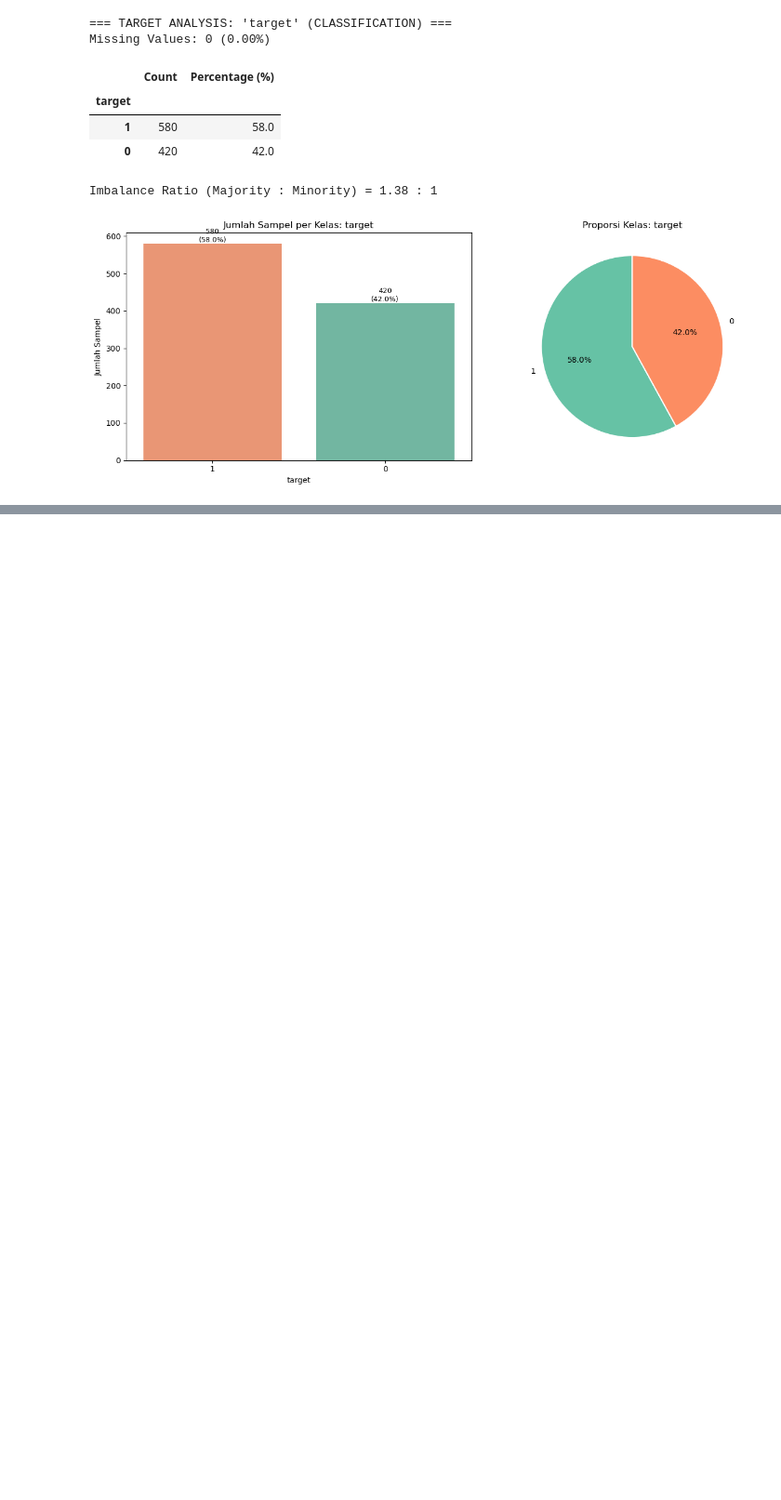
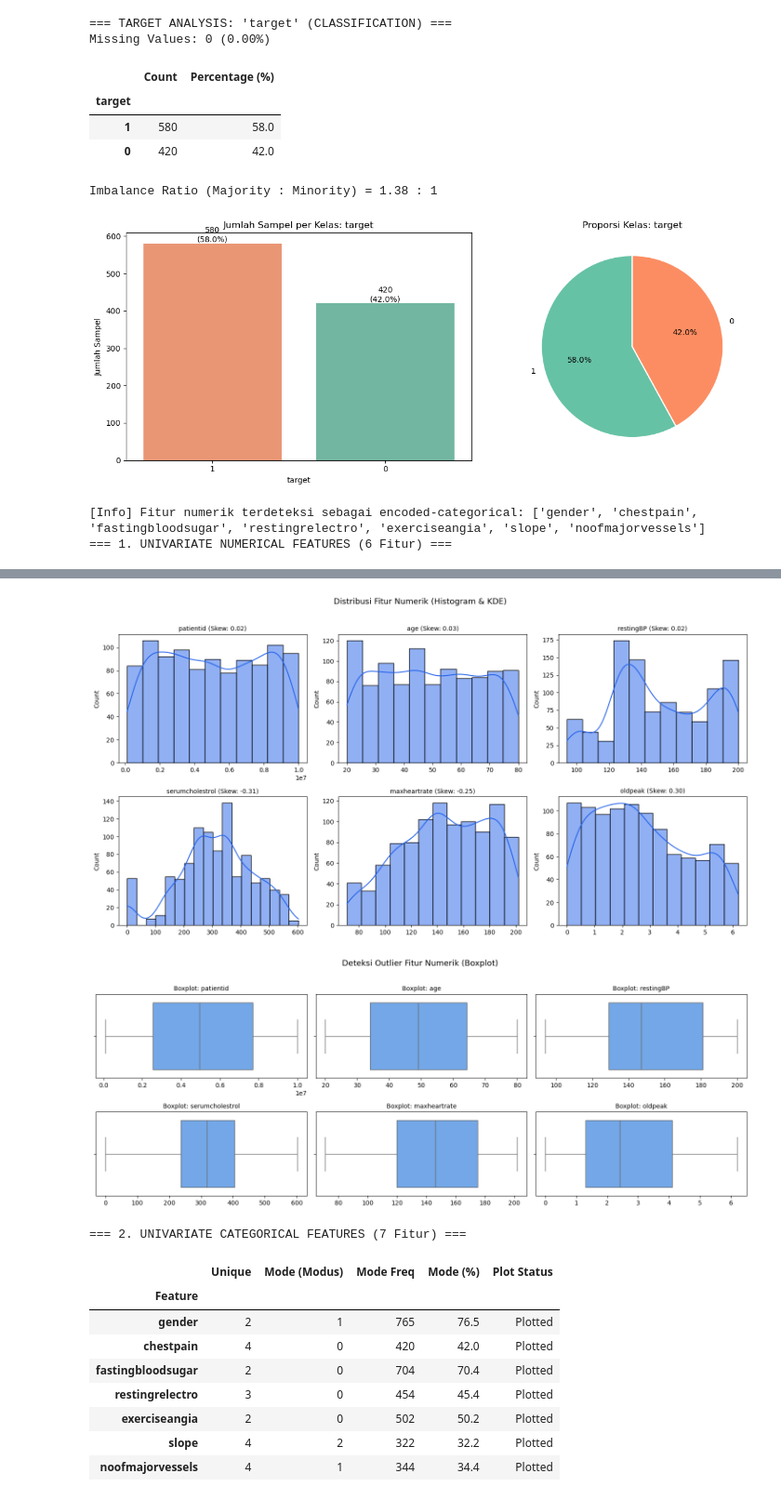
Before and after one commit to HafidzAfrieno/Artificial_Intelligence_Laboratory, a Jupyter notebook: projects/machine-learning/heart-disease-risk-classification/model/notebooks/01_exploratory_data_analysis.ipynb, the cells around one changed output, grey strips where cells are left out. Shown at 93% size. Saved outputs shown, nothing was run; the diff lists cells and outputs as text; code cells hidden in the pictures; blank space fills up the shorter version.

```diff
--- a/projects/machine-learning/heart-disease-risk-classification/model/notebooks/01_exploratory_data_analysis.ipynb
+++ b/projects/machine-learning/heart-disease-risk-classification/model/notebooks/01_exploratory_data_analysis.ipynb
@@ -10,6 +6,11 @@ from src.exploratory_data_analysis import load_data,data_understanding,target_an
 ## **1.1. Data Loading**
 # %%
 path = "../data/raw/Cardiovascular_Disease_Dataset.csv"
+target = "target"
+
+# path = "../data/raw/dataset_regresi_dummy_110.csv"
+# target = "harga_rumah_juta"
+
 df = load_data(file_path=path)
 df.head()
 # %% [output]
@@ -78,3 +79,8 @@ Missing Values: 0 (0.00%)
 | 0 | 420 | 42.0 |
 Imbalance Ratio (Majority : Minority) = 1.38 : 1
 [figure]
+# %%
+univariate_analysis(df,exclude_cols=[target])
+# %% [output]
+[Info] Fitur numerik terdeteksi sebagai encoded-categorical: ['gender', 'chestpain', 'fastingbloodsugar', 'restingrelectro', 'exerciseangia', 'slope', 'noofmajorvessels']
+=== 1. UNIVARIATE NUMERICAL FEATURES (6 Fitur) ===
@@ -80,0 +95,12 @@ Imbalance Ratio (Majority : Minority) = 1.38 : 1
+[figure, added]
+[figure, added]
+=== 2. UNIVARIATE CATEGORICAL FEATURES (7 Fitur) ===
+|  | Unique | Mode (Modus) | Mode Freq | Mode (%) | Plot Status |
+| Feature |  |  |  |  |  |
+| gender | 2 | 1 | 765 | 76.5 | Plotted |
+| chestpain | 4 | 0 | 420 | 42.0 | Plotted |
+| fastingbloodsugar | 2 | 0 | 704 | 70.4 | Plotted |
+| restingrelectro | 3 | 0 | 454 | 45.4 | Plotted |
+| exerciseangia | 2 | 0 | 502 | 50.2 | Plotted |
+| slope | 4 | 2 | 322 | 32.2 | Plotted |
+| noofmajorvessels | 4 | 1 | 344 | 34.4 | Plotted |
```
Also changed, not shown: parts of 4 cells of this notebook, 1 other file.
